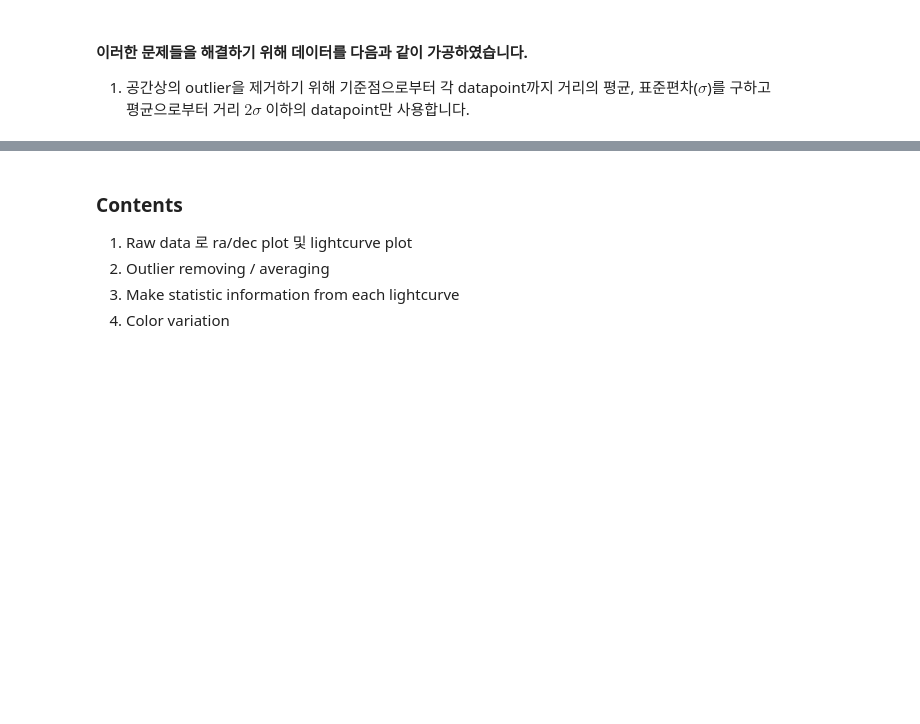
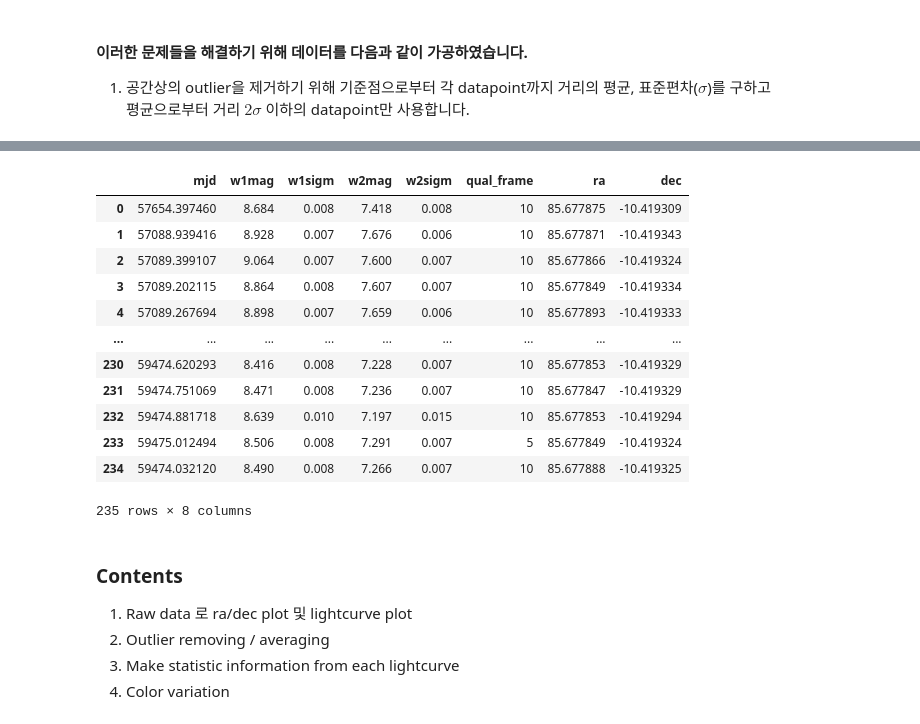
Before and after one commit to hoeen/WISE_YSO_variability_analysis, a Jupyter notebook: WISE YSO variability analysis_tutorial.ipynb, the cells around one changed output, grey strips where cells are left out. Saved outputs shown, nothing was run; the diff lists cells and outputs as text; code cells hidden in the pictures; blank space fills up the shorter version.

```diff
--- a/WISE YSO variability analysis_tutorial.ipynb
+++ b/WISE YSO variability analysis_tutorial.ipynb
@@ -234,3 +289,19 @@ mjd, w1mag, w1sigm, w2mag, w2sigm, qual_frame, ra, dec
+# %%
+tab_group.reset_index(drop=True)
+# %% [output]
+|  | mjd | w1mag | w1sigm | w2mag | w2sigm | qual_frame | ra | dec |
+| 0 | 57654.397460 | 8.684 | 0.008 | 7.418 | 0.008 | 10 | 85.677875 | -10.419309 |
+| 1 | 57088.939416 | 8.928 | 0.007 | 7.676 | 0.006 | 10 | 85.677871 | -10.419343 |
+| 2 | 57089.399107 | 9.064 | 0.007 | 7.600 | 0.007 | 10 | 85.677866 | -10.419324 |
+| 3 | 57089.202115 | 8.864 | 0.008 | 7.607 | 0.007 | 10 | 85.677849 | -10.419334 |
+| 4 | 57089.267694 | 8.898 | 0.007 | 7.659 | 0.006 | 10 | 85.677893 | -10.419333 |
+| ... | ... | ... | ... | ... | ... | ... | ... | ... |
+| 230 | 59474.620293 | 8.416 | 0.008 | 7.228 | 0.007 | 10 | 85.677853 | -10.419329 |
+| 231 | 59474.751069 | 8.471 | 0.008 | 7.236 | 0.007 | 10 | 85.677847 | -10.419329 |
+| 232 | 59474.881718 | 8.639 | 0.010 | 7.197 | 0.015 | 10 | 85.677853 | -10.419294 |
+| 233 | 59475.012494 | 8.506 | 0.008 | 7.291 | 0.007 | 5 | 85.677849 | -10.419324 |
+| 234 | 59474.032120 | 8.490 | 0.008 | 7.266 | 0.007 | 10 | 85.677888 | -10.419325 |
+235 rows × 8 columns
 # %% [markdown]
 ### Contents
 1. Raw data 로 ra/dec plot 및 lightcurve plot
```
Also changed, not shown: parts of 9 cells of this notebook.
